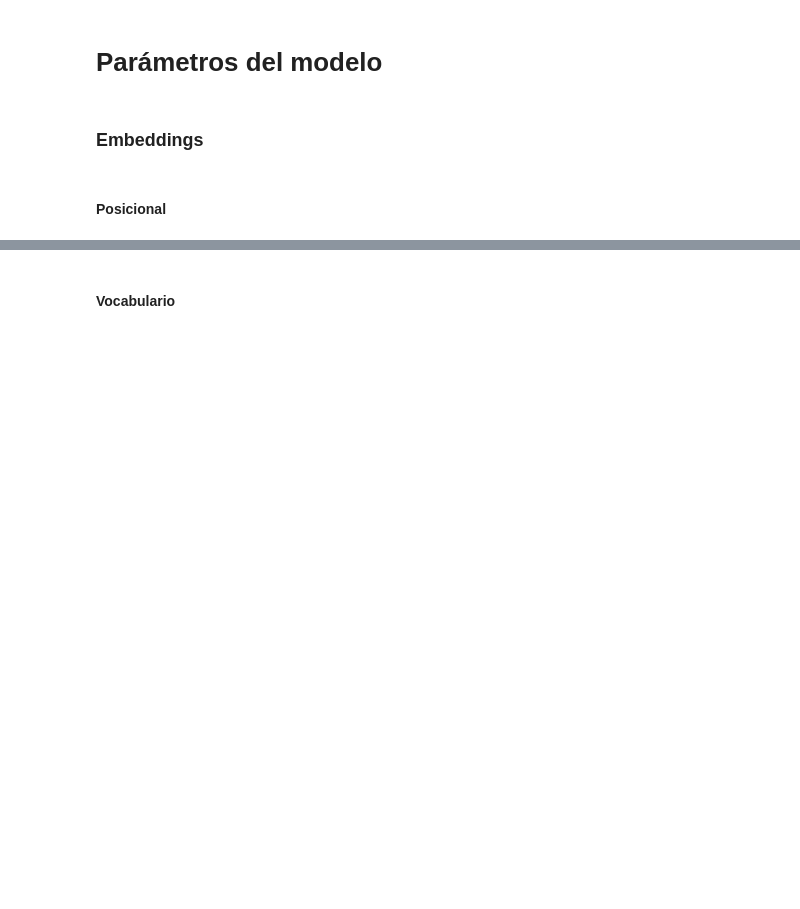
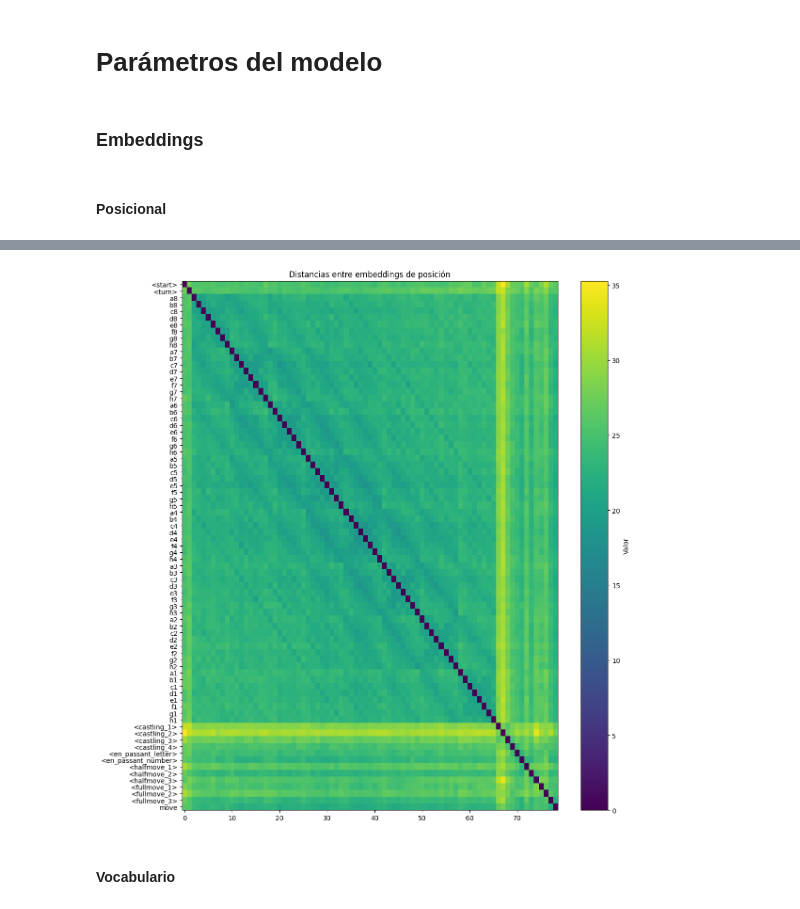
Before and after one commit to ari-dasci/S-ChessFormer, a Jupyter notebook: xai/xai.ipynb, the cells around one changed output, grey strips where cells are left out. Drawn from its saved outputs; the diff is of its cells as text; code cells hidden in the pictures; blank space fills up the shorter version.

```diff
--- a/xai/xai.ipynb
+++ b/xai/xai.ipynb
@@ -200,18 +215,17 @@ for i in range(data.shape[0]):
 # %%
 # Crear el mapa de calor con las distancias entre embeddings
 plt.figure(figsize=(12, 12))
 plt.imshow(distances_pos_embedding, aspect='auto', cmap='viridis')
 plt.colorbar(label='Valor')
 plt.title('Distancias entre embeddings de posición')
-plt.xlabel('Eje X')
-plt.ylabel('Eje Y')
-
 yticks = np.arange(len(pos_labels))
 yticklabels = pos_labels
 plt.yticks(ticks=yticks, labels=yticklabels)
 
 plt.tight_layout()
 plt.show()
+# %% [output]
+[figure, added]
 # %%
 pos_ini = 2
 pos_fin = 66
```
Also changed, not shown: parts of 17 cells of this notebook, 20 other files.
